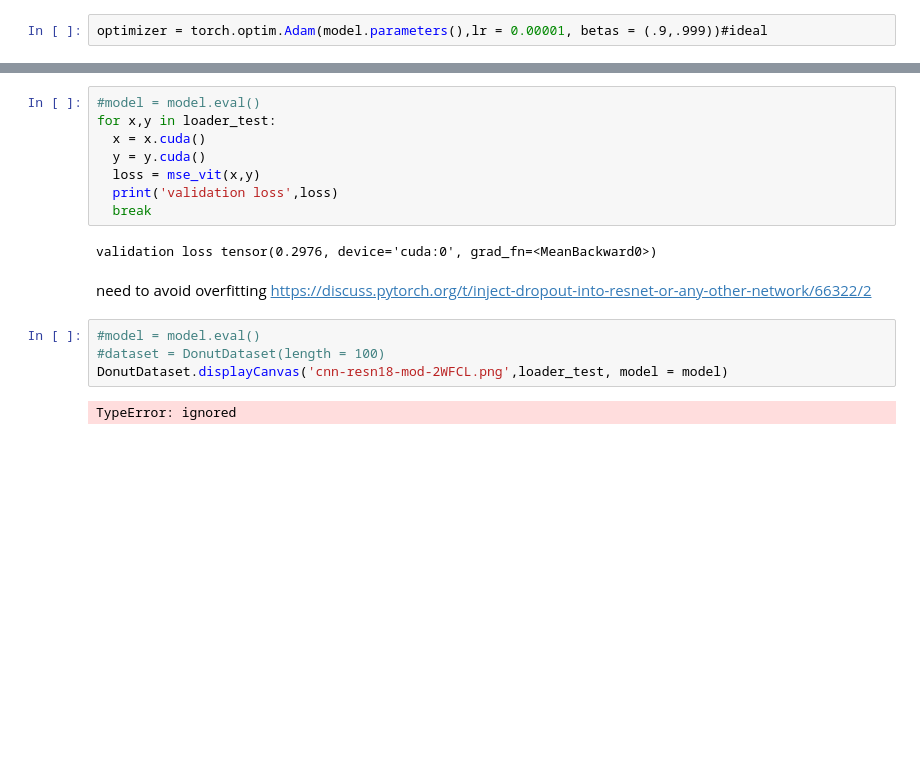
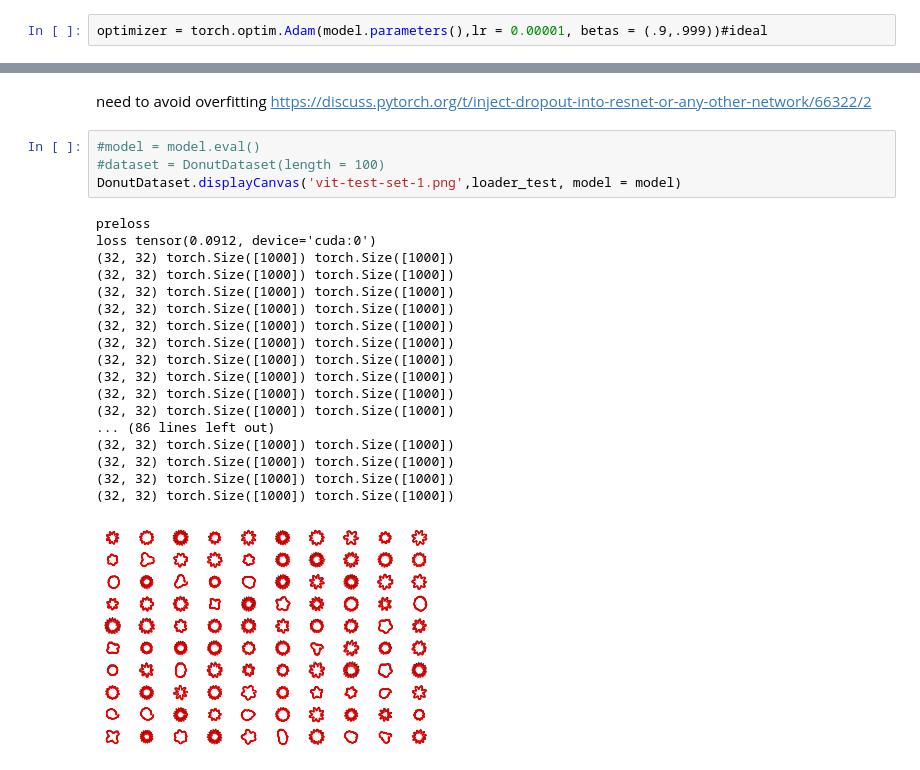
Before and after one commit to WilliamAshbee/splineexample, a Jupyter notebook: Transformer_first_attempt.ipynb, the cells around one changed output, grey strips where cells are left out. Saved outputs shown, nothing was run; the diff lists cells and outputs as text; blank space fills up the shorter version.

```diff
--- a/Transformer_first_attempt.ipynb
+++ b/Transformer_first_attempt.ipynb
@@ -364,19 +415,26 @@ x0_y0_r_xrf_yrf torch.Size([100, 1]) torch.Size([100, 1]) torch.Size([100, 1000]
-# %%
-#model = model.eval()
-for x,y in loader_test:
-  x = x.cuda()
-  y = y.cuda()
-  loss = mse_vit(x,y)
-  print('validation loss',loss)
-  break
-# %% [output]
-validation loss tensor(0.2976, device='cuda:0', grad_fn=<MeanBackward0>)
 # %% [markdown]
 need to avoid overfitting
 https://discuss.pytorch.org/t/inject-dropout-into-resnet-or-any-other-network/66322/2
 # %%
 #model = model.eval()
 #dataset = DonutDataset(length = 100)
-DonutDataset.displayCanvas('cnn-resn18-mod-2WFCL.png',loader_test, model = model)
+DonutDataset.displayCanvas('vit-test-set-1.png',loader_test, model = model)
 # %% [output]
-TypeError: ignored
+preloss
+loss tensor(0.0912, device='cuda:0')
+(32, 32) torch.Size([1000]) torch.Size([1000])
+(32, 32) torch.Size([1000]) torch.Size([1000])
+(32, 32) torch.Size([1000]) torch.Size([1000])
+(32, 32) torch.Size([1000]) torch.Size([1000])
+(32, 32) torch.Size([1000]) torch.Size([1000])
+(32, 32) torch.Size([1000]) torch.Size([1000])
+(32, 32) torch.Size([1000]) torch.Size([1000])
+(32, 32) torch.Size([1000]) torch.Size([1000])
+(32, 32) torch.Size([1000]) torch.Size([1000])
+(32, 32) torch.Size([1000]) torch.Size([1000])
+... (86 lines left out)
+(32, 32) torch.Size([1000]) torch.Size([1000])
+(32, 32) torch.Size([1000]) torch.Size([1000])
+(32, 32) torch.Size([1000]) torch.Size([1000])
+(32, 32) torch.Size([1000]) torch.Size([1000])
+[figure, added]
```
Also changed, not shown: parts of 16 cells of this notebook.
